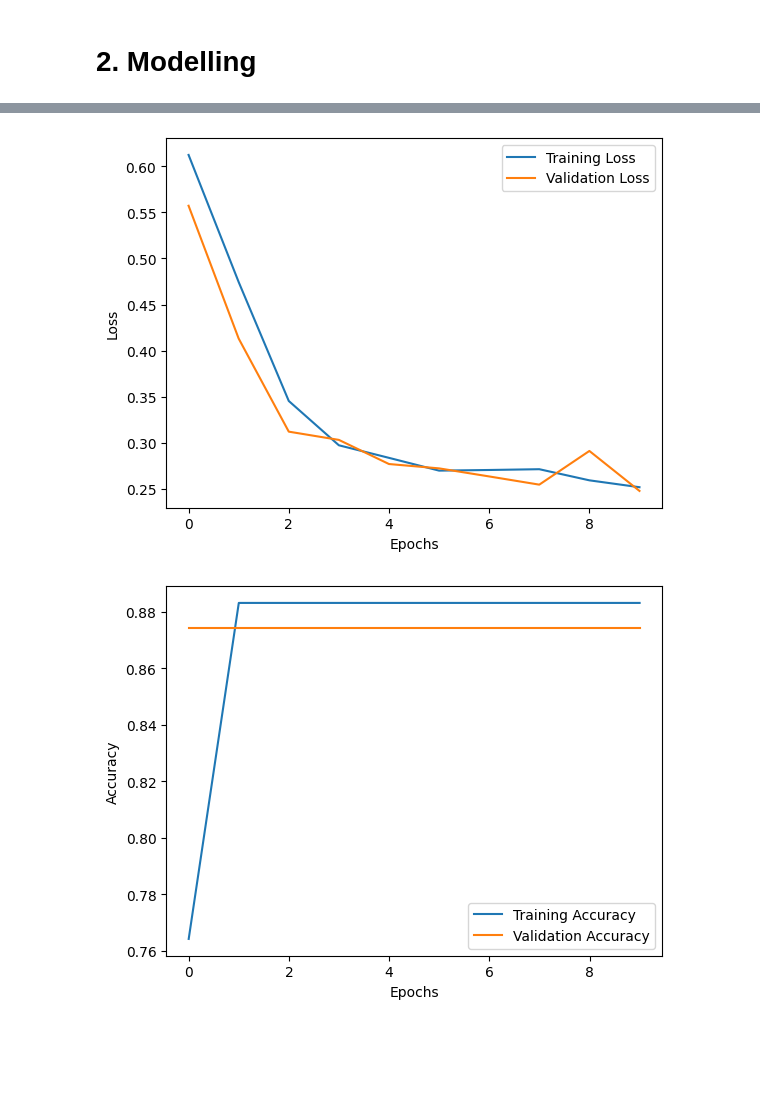
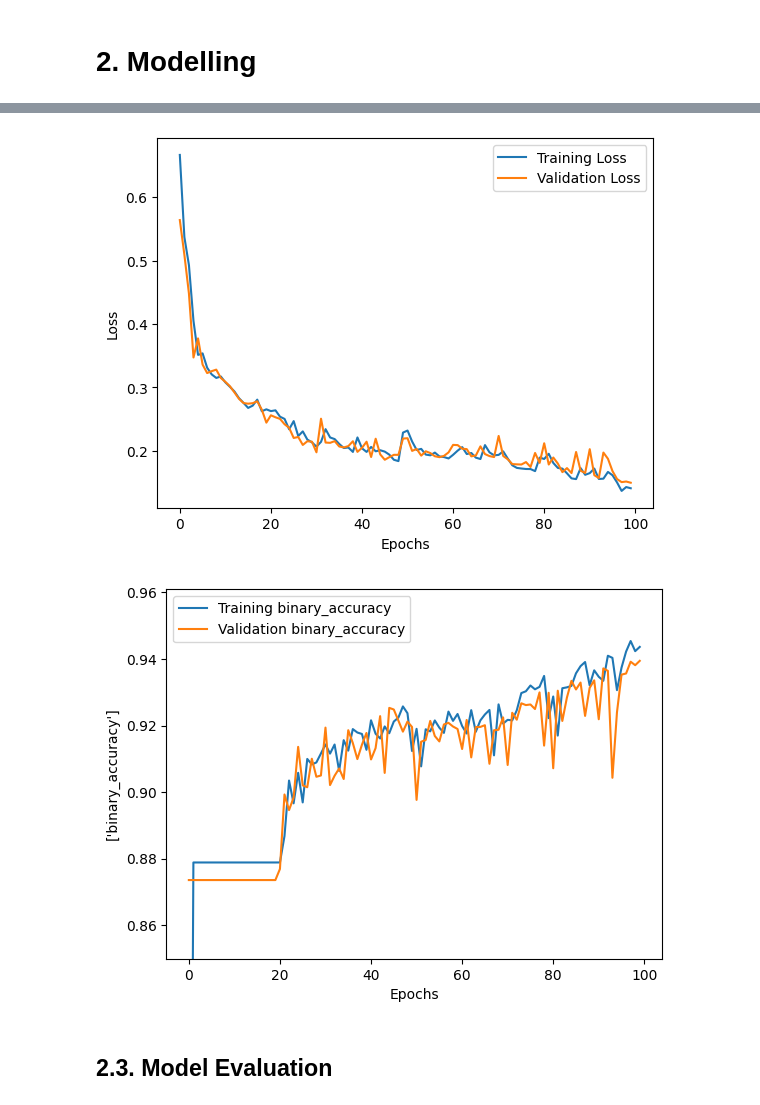
Before and after one commit to abhirup-ghosh/rooftop-detection-unet-image-segmentation, a Jupyter notebook: notebooks/data-modelling.ipynb, the cells around one changed output, grey strips where cells are left out. Cells and saved outputs as stored; diff of their text form; code cells hidden in the pictures; blank space fills up the shorter version.

```diff
--- a/notebooks/data-modelling.ipynb
+++ b/notebooks/data-modelling.ipynb
@@ -150,5 +123,9 @@ def unet():
+# %%
+optimizer = 'adam' # good for boundary detection; other options: RMSprop, SGD
+loss = 'binary_crossentropy'
+metrics = ['binary_accuracy'] # other options: binary_crossentropy
 # %%
 model = unet()
-model.compile(optimizer='adam', loss='binary_crossentropy', metrics=['accuracy'])
+model.compile(optimizer=optimizer, loss=loss, metrics=metrics)
 model.summary()
 # %% [output]
@@ -172,4 +151,8 @@ ________________________________________________________________________________
+# %%
+batch_size = 32 # increased in powers of 2, from 8, until statistical fluctuations between epochs stabilised
+epochs = 100 # increased from 20, until the model showed signs of overfitting (train/valid curves started diverging)
+validation_split = 0.3
 # %%
 # Assuming you have loaded your training data into `train_images` and `train_masks` arrays
-history = model.fit(train_images, train_labels, batch_size=16, epochs=10, validation_split=0.2)
+history = model.fit(train_images, train_labels, batch_size=batch_size, epochs=epochs, validation_split=validation_split)
 # %% [output]
@@ -189,25 +176,33 @@ Epoch 7/10
 # %%
 train_loss = history.history['loss']
 val_loss = history.history['val_loss']
-train_accuracy = history.history['accuracy']
-val_accuracy = history.history['val_accuracy']
 
 # Plotting the loss curve
 plt.plot(train_loss, label='Training Loss')
 plt.plot(val_loss, label='Validation Loss')
 plt.xlabel('Epochs')
 plt.ylabel('Loss')
 plt.legend()
 plt.show()
 
-# Plotting the accuracy curve
-plt.plot(train_accuracy, label='Training Accuracy')
-plt.plot(val_accuracy, label='Validation Accuracy')
-plt.xlabel('Epochs')
-plt.ylabel('Accuracy')
-plt.legend()
+
+plt.figure()
+for metric in metrics:
+  train_metrics = history.history[f'{metric}']
+  val_metrics = history.history[f'val_{metric}']
+
+  # Plotting the Metrics curve
+  plt.plot(train_metrics, label=f'Training {metrics[0]}')
+  plt.plot(val_metrics, label=f'Validation {metrics[0]}')
+  plt.xlabel('Epochs')
+  plt.ylabel(f'{metrics}')
+  plt.legend()
+
+plt.ylim(bottom=0.85)
 plt.show()
 # %% [output]
-[figure, old version]
+[figure, new version]
-[figure, old version]
+[figure, new version]
+# %% [markdown]
+## 2.3. Model Evaluation
 # %%
```
Also changed, not shown: parts of 21 cells of this notebook, 1 other file.
